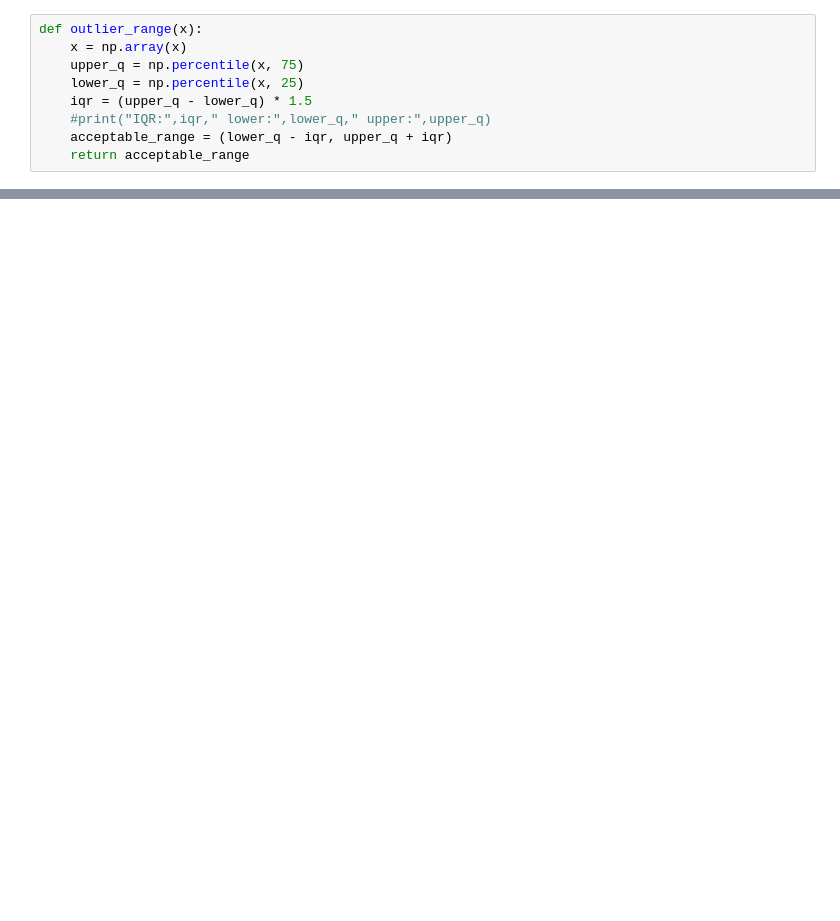
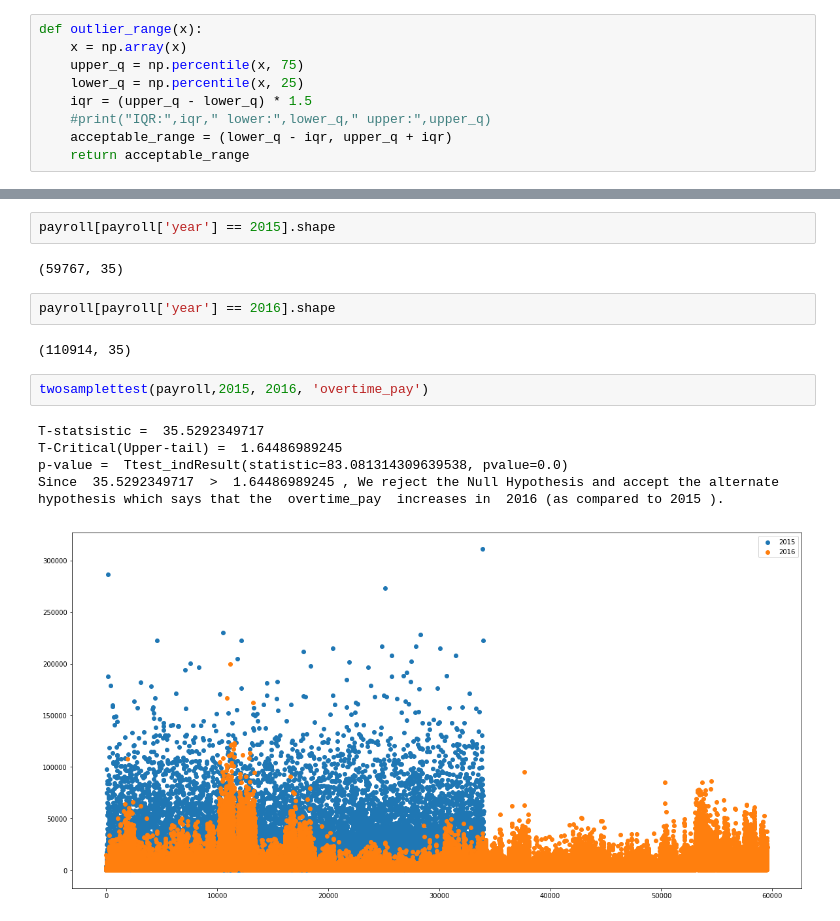
Before and after one commit to swetakum/CSE544project, a Jupyter notebook: TwoSampleT_Test_Sweta.ipynb, the cells around one changed output, grey strips where cells are left out. Drawn from its saved outputs; the diff is of its cells as text; blank space fills up the shorter version.

```diff
--- a/TwoSampleT_Test_Sweta.ipynb
+++ b/TwoSampleT_Test_Sweta.ipynb
@@ -167,0 +171,16 @@ H0 : Pay did not increase from 2014 to 2015, rejected.
+# %%
+payroll[payroll['year'] == 2015].shape
+# %% [output]
+(59767, 35)
+# %%
+payroll[payroll['year'] == 2016].shape
+# %% [output]
+(110914, 35)
+# %%
+twosamplettest(payroll,2015, 2016, 'overtime_pay')
+# %% [output]
+T-statsistic =  35.5292349717
+T-Critical(Upper-tail) =  1.64486989245
+p-value =  Ttest_indResult(statistic=83.081314309639538, pvalue=0.0)
+Since  35.5292349717  >  1.64486989245 , We reject the Null Hypothesis and accept the alternate hypothesis which says that the  overtime_pay  increases in  2016 (as compared to 2015 ).
+[figure, added]
```
Also changed, not shown: parts of 9 cells of this notebook, 1 other file.
